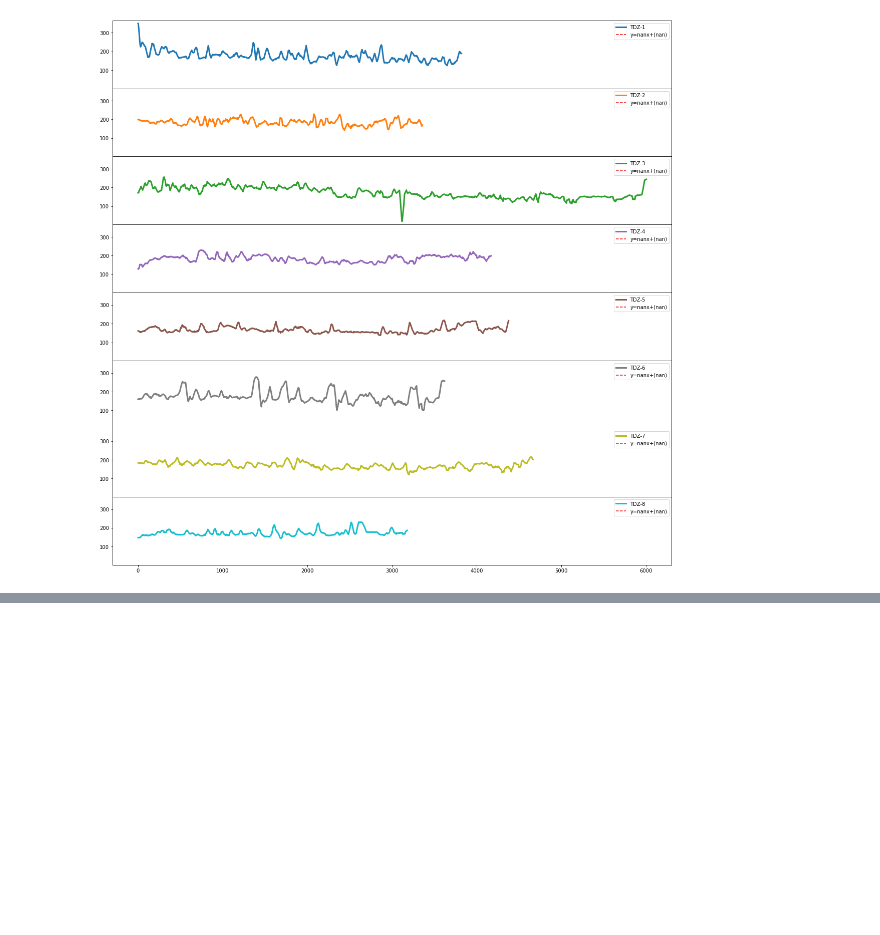
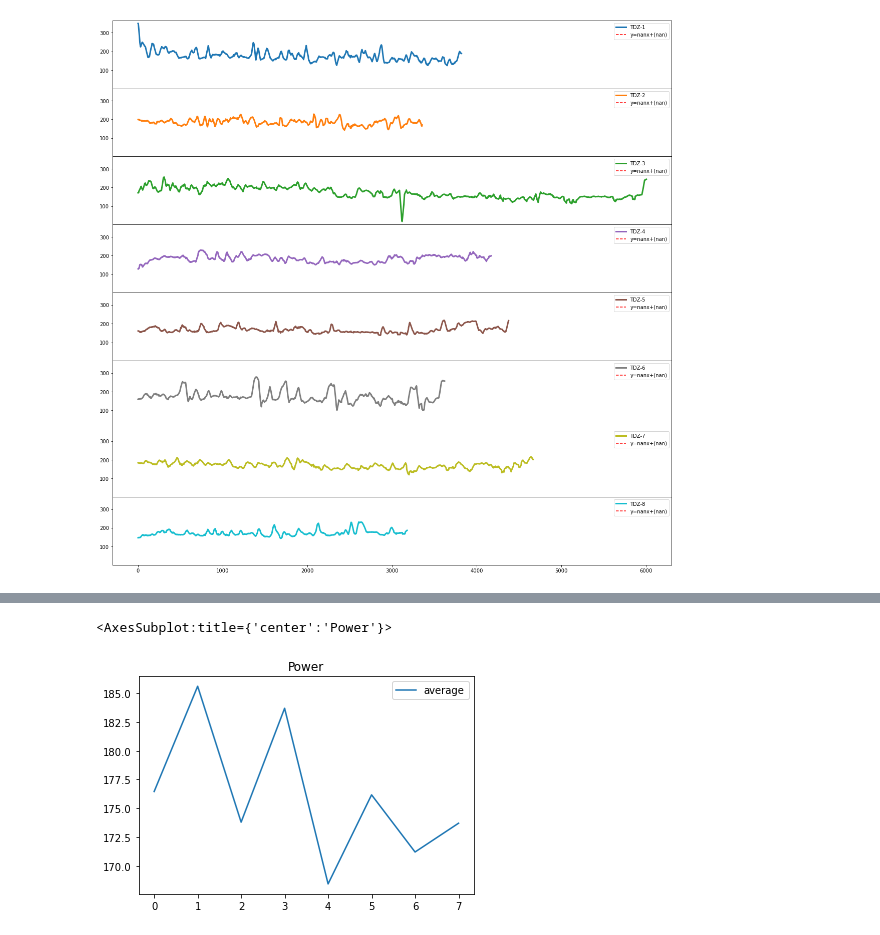
Before and after one commit to sameersegal/workout-analysis, a Jupyter notebook: TDZ - 2021.ipynb, the cells around one changed output, grey strips where cells are left out. Drawn from its saved outputs; the diff is of its cells as text; code cells hidden in the pictures; blank space fills up the shorter version.

```diff
--- a/TDZ - 2021.ipynb
+++ b/TDZ - 2021.ipynb
@@ -284,0 +303,5 @@ plotParameter(dfs,'power',[100,450])
+# %%
+pd.DataFrame(avgPower).plot(title='Power')
+# %% [output]
+<AxesSubplot:title={'center':'Power'}>
+[figure, added]
```
Also changed, not shown: parts of 3 cells of this notebook, 1 other file.
